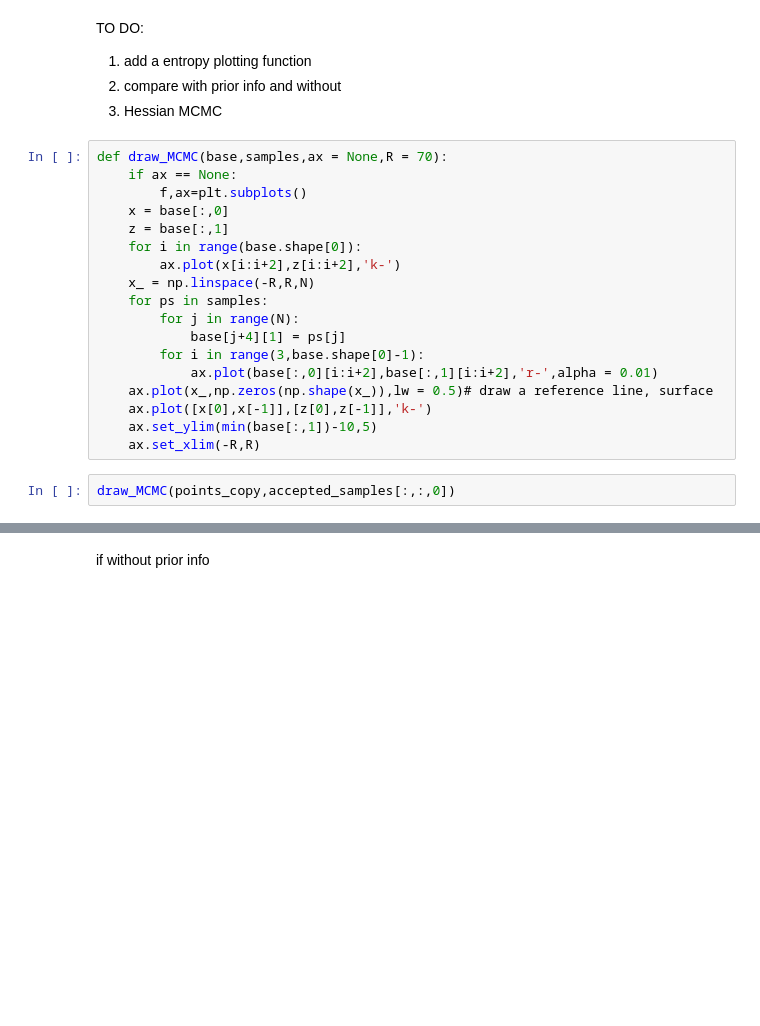
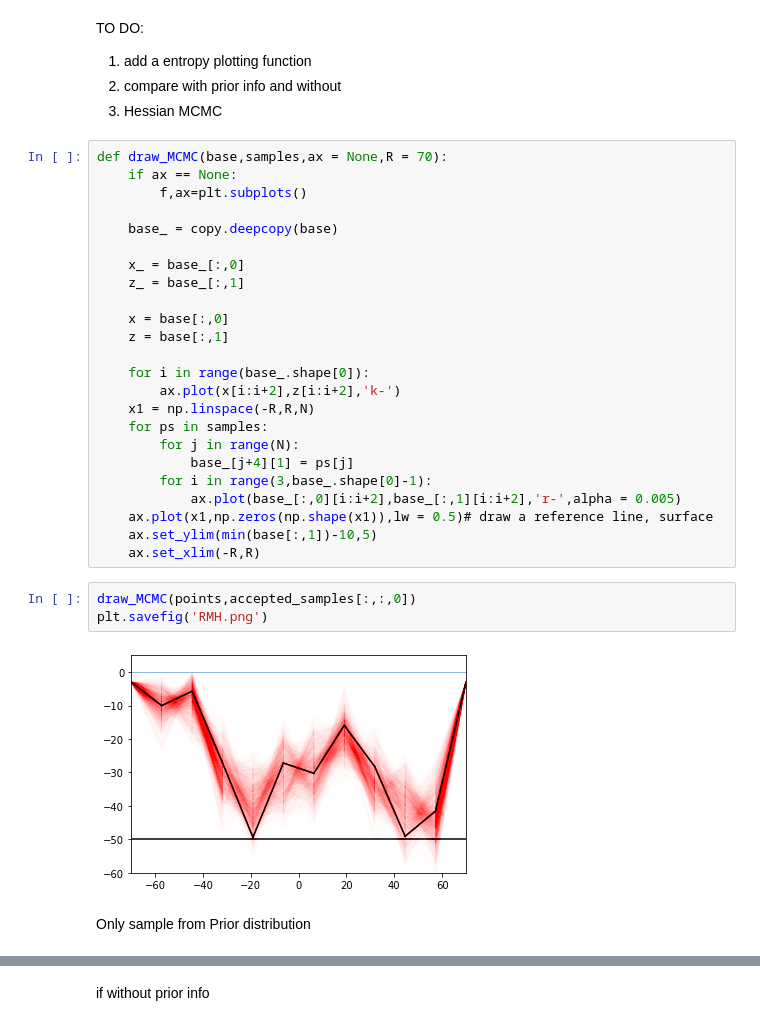
Before and after one commit to GeorgeLiang3/repository1, a Jupyter notebook: Gravity/Gravity-Bayes-RandomWalkMatroplis.ipynb, the cells around one changed output, grey strips where cells are left out. Drawn from its saved outputs; the diff is of its cells as text; blank space fills up the shorter version.

```diff
--- a/Gravity/Gravity-Bayes-RandomWalkMatroplis.ipynb
+++ b/Gravity/Gravity-Bayes-RandomWalkMatroplis.ipynb
@@ -336,19 +366,30 @@ TO DO:
 def draw_MCMC(base,samples,ax = None,R = 70):
     if ax == None:
         f,ax=plt.subplots()
+
+    base_ = copy.deepcopy(base)
+
+    x_ = base_[:,0]
+    z_ = base_[:,1]
+
     x = base[:,0]
     z = base[:,1]
-    for i in range(base.shape[0]):
+
+    for i in range(base_.shape[0]):
         ax.plot(x[i:i+2],z[i:i+2],'k-')
-    x_ = np.linspace(-R,R,N)
+    x1 = np.linspace(-R,R,N)
     for ps in samples:
         for j in range(N):
-            base[j+4][1] = ps[j]
-        for i in range(3,base.shape[0]-1):
-            ax.plot(base[:,0][i:i+2],base[:,1][i:i+2],'r-',alpha = 0.01)
-    ax.plot(x_,np.zeros(np.shape(x_)),lw = 0.5)# draw a reference line, surface
-    ax.plot([x[0],x[-1]],[z[0],z[-1]],'k-')
+            base_[j+4][1] = ps[j]
+        for i in range(3,base_.shape[0]-1):
+            ax.plot(base_[:,0][i:i+2],base_[:,1][i:i+2],'r-',alpha = 0.005)
+    ax.plot(x1,np.zeros(np.shape(x1)),lw = 0.5)# draw a reference line, surface
     ax.set_ylim(min(base[:,1])-10,5)
     ax.set_xlim(-R,R)
 # %%
-draw_MCMC(points_copy,accepted_samples[:,:,0])
+draw_MCMC(points,accepted_samples[:,:,0])
+plt.savefig('RMH.png')
+# %% [output]
+[figure, added]
+# %% [markdown]
+Only sample from Prior distribution
```
Also changed, not shown: parts of 33 cells of this notebook, 10 other files.
